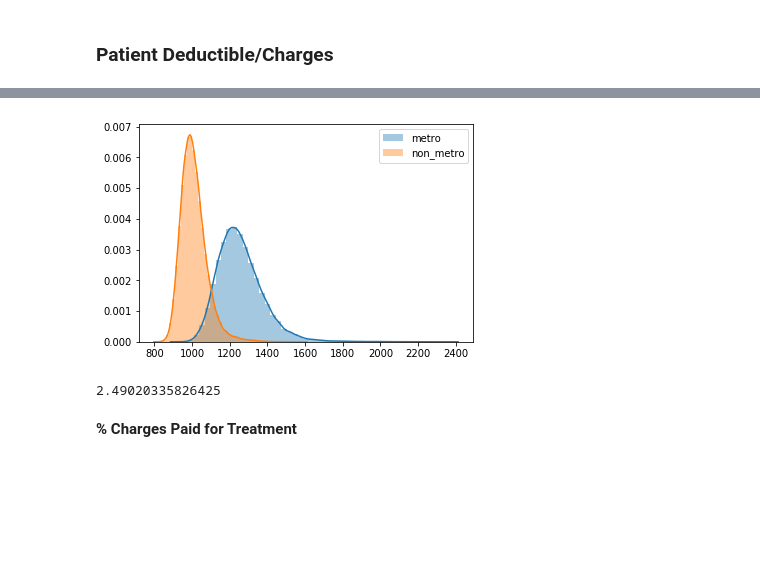
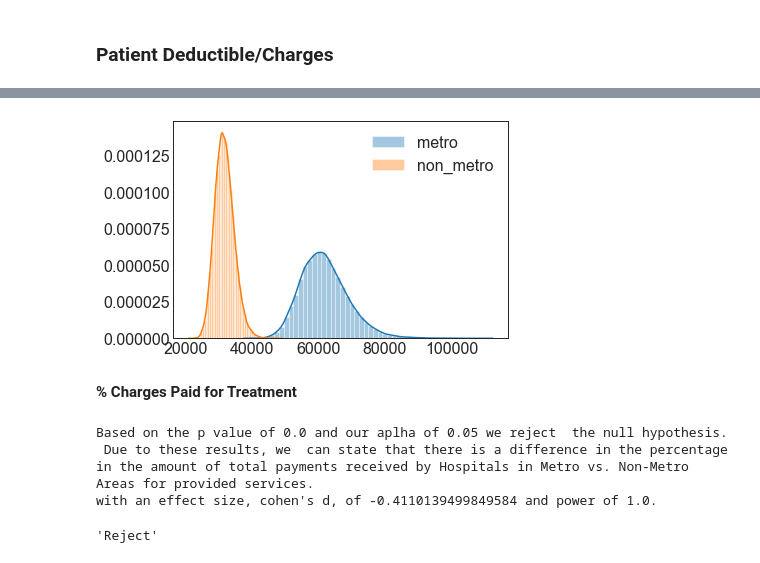
Before and after one commit to mrodzlgd/Mod3-Project-1, a Jupyter notebook: Working Notebook-MRcopy.ipynb, the cells around one changed output, grey strips where cells are left out. Cells and saved outputs as stored; diff of their text form; code cells hidden in the pictures; blank space fills up the shorter version.

```diff
--- a/Working Notebook-MRcopy.ipynb
+++ b/Working Notebook-MRcopy.ipynb
@@ -169,10 +47,6 @@ Ttest_indResult(statistic=556.8236145487588, pvalue=0.0)
-# %%
-plot_distribution(metro_deductible_means, 'metro', non_metro_deductible_means,'non_metro')
-# %% [output]
-[figure, removed]
-# %%
-Cohen_d(metro_deductible_means, non_metro_deductible_means)
-# %% [output]
-2.49020335826425
+# %%
+plot_distribution_means(cleaned_data, y_var='out_of_pocket', categories=['metro','non_metro'])
+# %% [output]
+[figure, added]
 # %% [markdown]
 __% Charges Paid for Treatment__
@@ -183 +53,8 @@ non_metro_perc_paid = create_non_metro_dataset('perc_paid')
+# %%
+ hypothesis_test_three(cleaned_data,alpha = .05)
+# %% [output]
+Based on the p value of 0.0 and our aplha of 0.05 we reject  the null hypothesis.
+ Due to these results, we  can state that there is a difference in the percentage in the amount of total payments received by Hospitals in Metro vs. Non-Metro Areas for provided services.
+with an effect size, cohen's d, of -0.4110139499849584 and power of 1.0.
+'Reject'
 # %%
```
Also changed, not shown: parts of 66 cells of this notebook, 2 other files.
